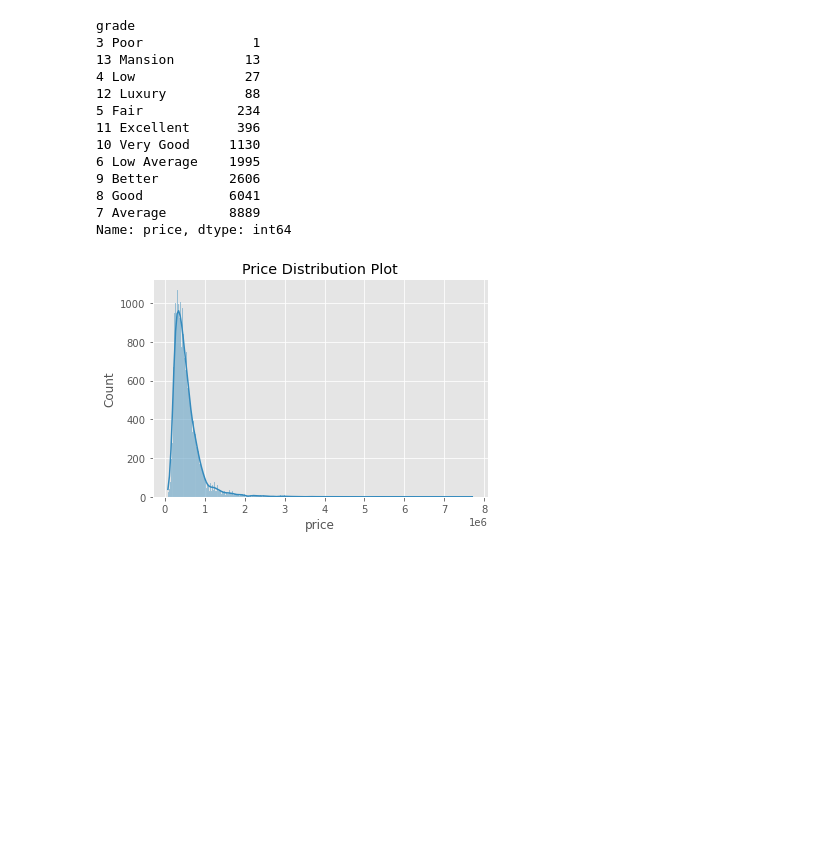
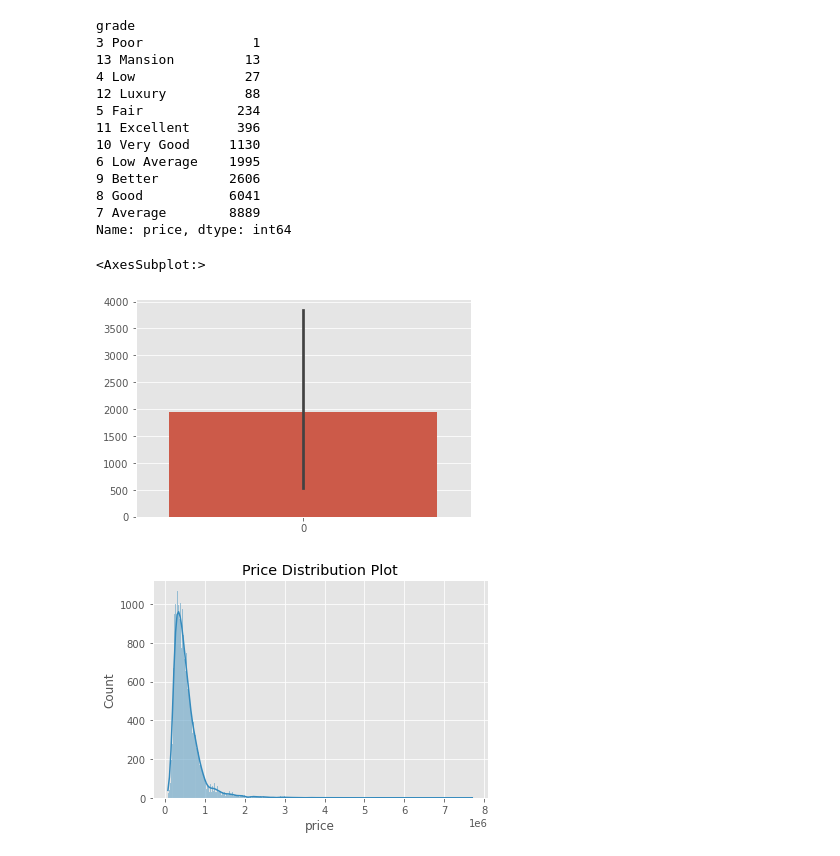
Before and after one commit to D-EKALE/KC-Housing-Project-2, a Jupyter notebook: student.ipynb, the cells around one changed output. Saved outputs shown, nothing was run; the diff lists cells and outputs as text; code cells hidden in the pictures; blank space fills up the shorter version.

```diff
--- a/student.ipynb
+++ b/student.ipynb
@@ -149,6 +161,11 @@ grade
 8 Good           6041
 7 Average        8889
 Name: price, dtype: int64
+# %%
+sns.barplot(data = )
+# %% [output]
+<AxesSubplot:>
+[figure, added]
 # %%
 sns.histplot(df['price'], kde=True, bins='auto')
 plt.title('Price Distribution Plot')
```
Also changed, not shown: parts of 5 cells of this notebook.
